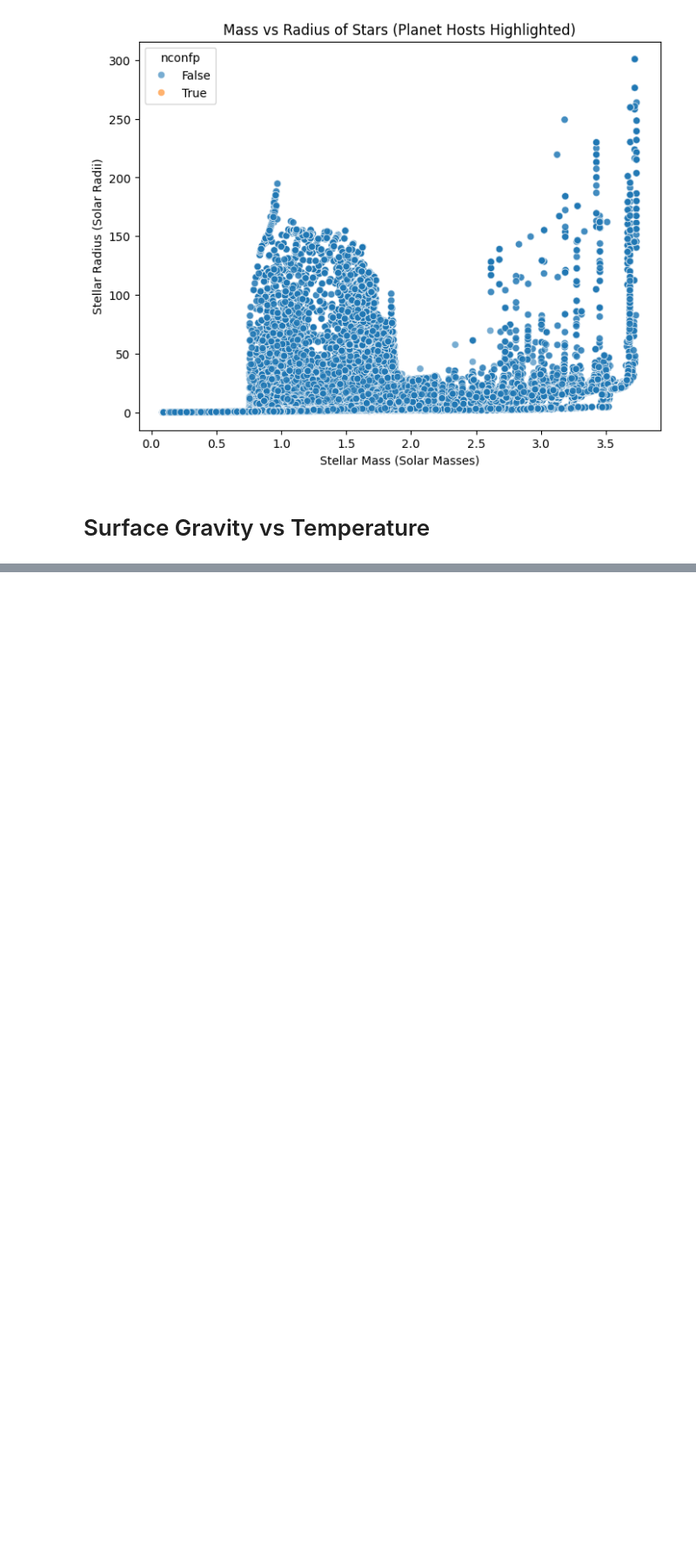
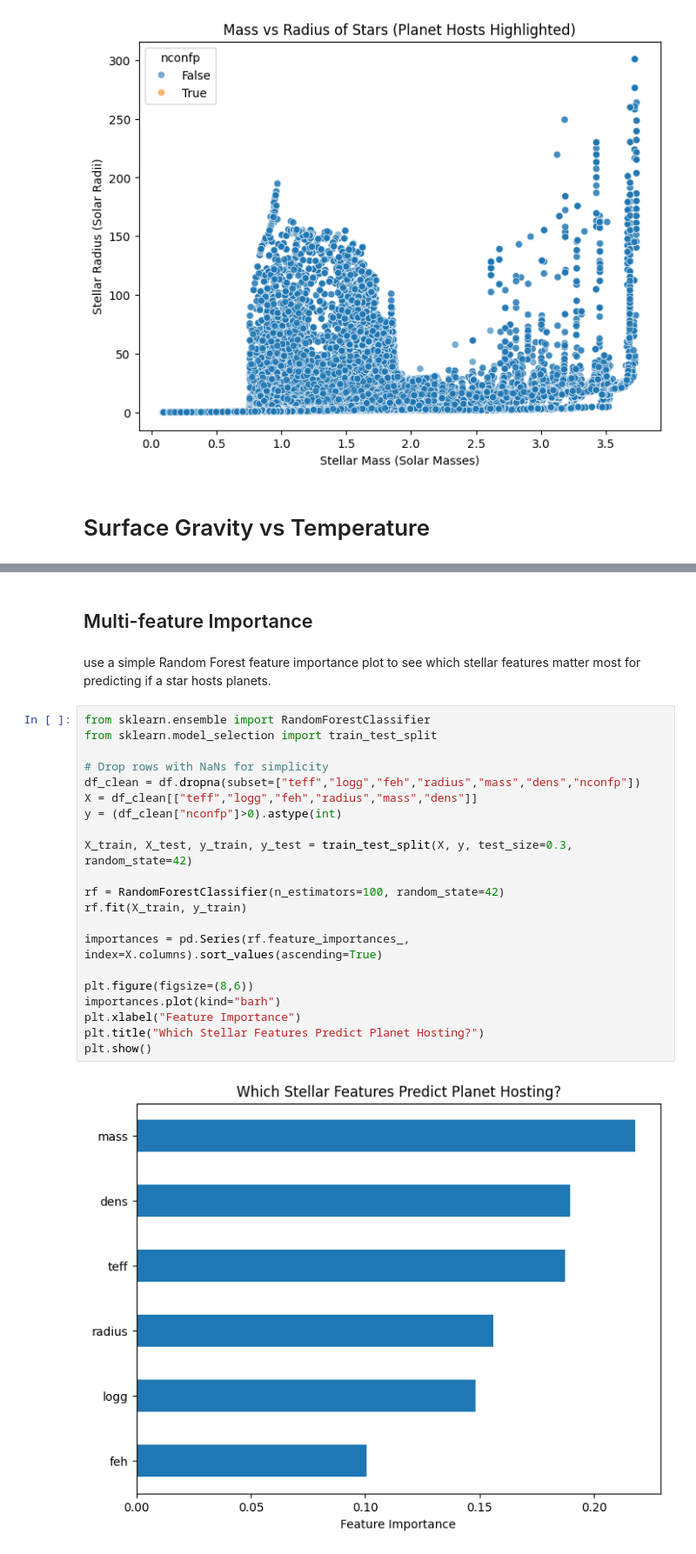
Before and after one commit to orbimatrix/The-Voyager-lab, a Jupyter notebook: stellar_visuals.ipynb, the cells around one changed output, grey strips where cells are left out. Shown: that part at 87% size. Drawn from its saved outputs; the diff is of its cells as text; blank space fills up the shorter version.

```diff
--- a/stellar_visuals.ipynb
+++ b/stellar_visuals.ipynb
@@ -134,0 +180,27 @@ plt.show()
+# %% [markdown]
+## Multi-feature Importance
+# %% [markdown]
+use a simple Random Forest feature importance plot to see which stellar features matter most for predicting if a star hosts planets.
+# %%
+from sklearn.ensemble import RandomForestClassifier
+from sklearn.model_selection import train_test_split
+
+# Drop rows with NaNs for simplicity
+df_clean = df.dropna(subset=["teff","logg","feh","radius","mass","dens","nconfp"])
+X = df_clean[["teff","logg","feh","radius","mass","dens"]]
+y = (df_clean["nconfp"]>0).astype(int)
+
+X_train, X_test, y_train, y_test = train_test_split(X, y, test_size=0.3, random_state=42)
+
+rf = RandomForestClassifier(n_estimators=100, random_state=42)
+rf.fit(X_train, y_train)
+
+importances = pd.Series(rf.feature_importances_, index=X.columns).sort_values(ascending=True)
+
+plt.figure(figsize=(8,6))
+importances.plot(kind="barh")
+plt.xlabel("Feature Importance")
+plt.title("Which Stellar Features Predict Planet Hosting?")
+plt.show()
+# %% [output]
+[figure, added]
```
Also changed, not shown: parts of 9 cells of this notebook.
